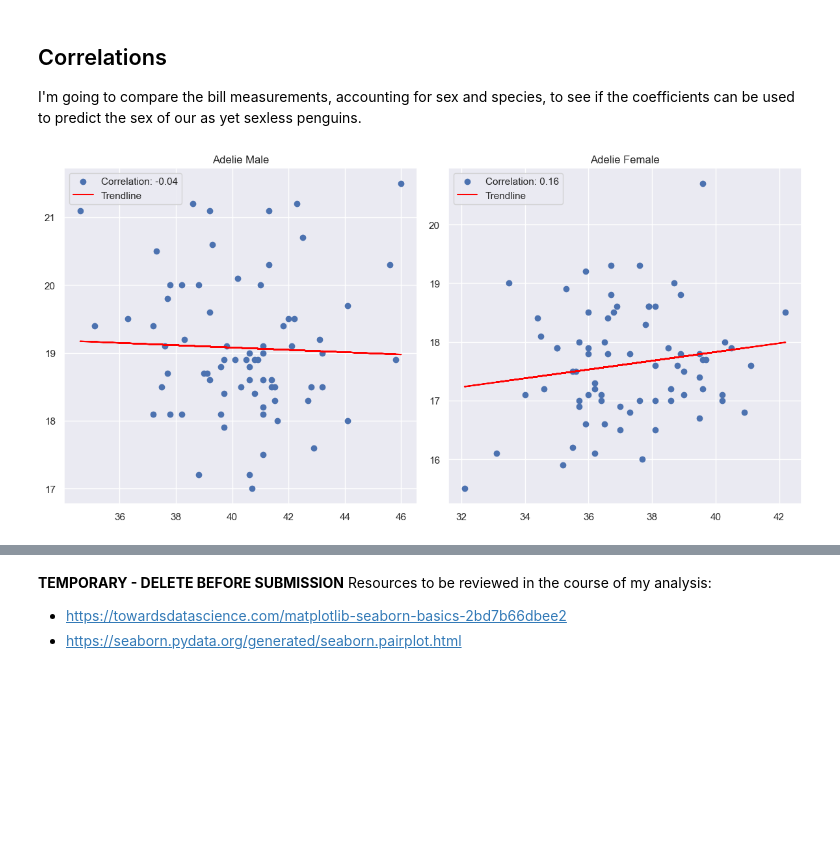
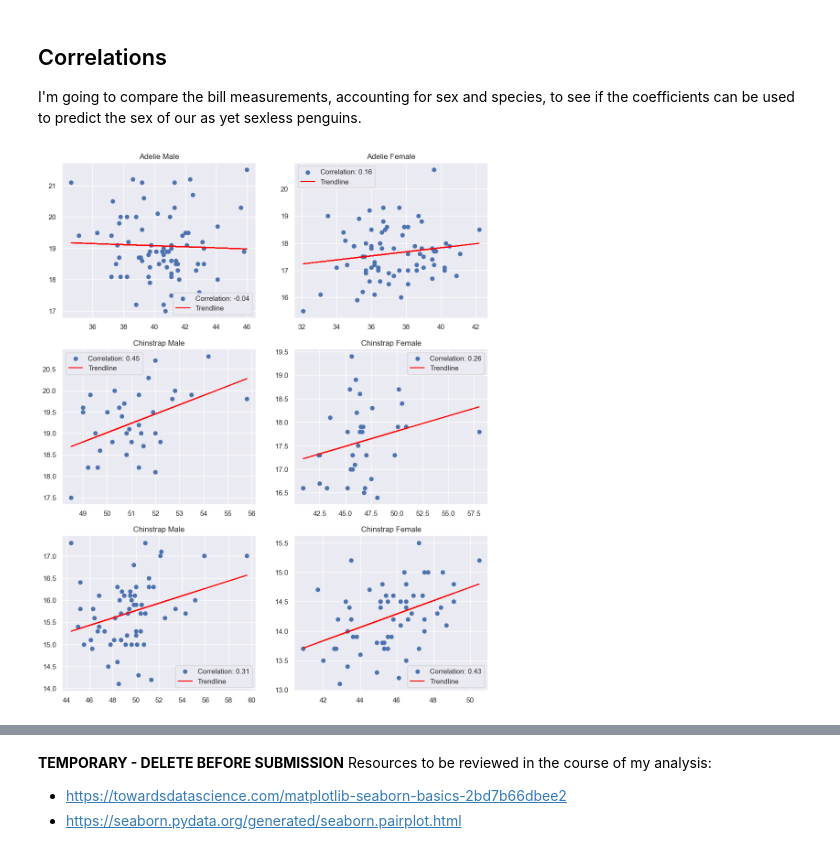
Before and after one commit to JBnkn/8634-data-analytics, a Jupyter notebook: penguins.ipynb, the cells around one changed output, grey strips where cells are left out. Drawn from its saved outputs; the diff is of its cells as text; code cells hidden in the pictures; blank space fills up the shorter version.

Commit message:
Correlation coefficients for bill measurements

```diff
--- a/penguins.ipynb
+++ b/penguins.ipynb
@@ -191,34 +193,81 @@ Now, I'm going to take a look at some correlations in this data to see if it can
 ## Correlations
 I'm going to compare the bill measurements, accounting for sex and species, to see if the coefficients can be used to predict the sex of our as yet sexless penguins.
 # %%
-# Create a figure with two subplots
-fig, axs = plt.subplots(1, 2, figsize=(12, 6))
+# Create a figure with six subplots
+fig, axs = plt.subplots(3, 2, figsize=(12, 15))
 
 # Adelie Male subplot
 male_df = adelie_df[adelie_df['sex'] == 'Male']
 x_male = male_df['bill_length_mm']
 y_male = male_df['bill_depth_mm']
-axs[0].scatter(x_male, y_male)
+axs[0,0].scatter(x_male, y_male)
 m_male, b_male = np.polyfit(x_male, y_male, 1)
-axs[0].plot(x_male, m_male * x_male + b_male, color='red', label='Trendline')
+axs[0,0].plot(x_male, m_male * x_male + b_male, color='red', label='Trendline')
 correlation_coefficient_male = np.corrcoef(x_male, y_male)[0, 1]
 correlation_label_male = 'Correlation: {:.2f}'.format(correlation_coefficient_male)
-axs[0].legend([correlation_label_male, 'Trendline'])
-axs[0].set_title('Adelie Male')  # Set title for the subplot
+axs[0,0].legend([correlation_label_male, 'Trendline'])
+axs[0,0].set_title('Adelie Male')
 
 # Adelie Female subplot
 female_df = adelie_df[adelie_df['sex'] == 'Female']
 x_female = female_df['bill_length_mm']
 y_female = female_df['bill_depth_mm']
-axs[1].scatter(x_female, y_female)
+axs[0,1].scatter(x_female, y_female)
 m_female, b_female = np.polyfit(x_female, y_female, 1)
-axs[1].plot(x_female, m_female * x_female + b_female, color='red', label='Trendline')
+axs[0,1].plot(x_female, m_female * x_female + b_female, color='red', label='Trendline')
 correlation_coefficient_female = np.corrcoef(x_female, y_female)[0, 1]
 correlation_label_female = 'Correlation: {:.2f}'.format(correlation_coefficient_female)
-axs[1].legend([correlation_label_female, 'Trendline'])
-axs[1].set_title('Adelie Female')  # Set title for the subplot
+axs[0,1].legend([correlation_label_female, 'Trendline'])
+axs[0, 1].set_title('Adelie Female')
 
-plt.tight_layout()  # Adjust layout
+# Chinstrap Male subplot
+male_df = chinstrap_df[chinstrap_df['sex'] == 'Male']
+x_male = male_df['bill_length_mm']
+y_male = male_df['bill_depth_mm']
+axs[1,0].scatter(x_male, y_male)
+m_male, b_male = np.polyfit(x_male, y_male, 1)
+axs[1,0].plot(x_male, m_male * x_male + b_male, color='red', label='Trendline')
+correlation_coefficient_male = np.corrcoef(x_male, y_male)[0, 1]
+correlation_label_male = 'Correlation: {:.2f}'.format(correlation_coefficient_male)
+axs[1,0].legend([correlation_label_male, 'Trendline'])
+axs[1,0].set_title('Chinstrap Male')
+
+# Chinstrap Female subplot
+female_df = chinstrap_df[chinstrap_df['sex'] == 'Female']
+x_female = female_df['bill_length_mm']
+y_female = female_df['bill_depth_mm']
+axs[1,1].scatter(x_female, y_female)
+m_female, b_female = np.polyfit(x_female, y_female, 1)
+axs[1,1].plot(x_female, m_female * x_female + b_female, color='red', label='Trendline')
+correlation_coefficient_female = np.corrcoef(x_female, y_female)[0, 1]
+correlation_label_female = 'Correlation: {:.2f}'.format(correlation_coefficient_female)
+axs[1,1].legend([correlation_label_female, 'Trendline'])
+axs[1,1].set_title('Chinstrap Female')
+
+# Gentoo Male subplot
+male_df = gentoo_df[gentoo_df['sex'] == 'Male']
+x_male = male_df['bill_length_mm']
+y_male = male_df['bill_depth_mm']
+axs[2,0].scatter(x_male, y_male)
+m_male, b_male = np.polyfit(x_male, y_male, 1)
+axs[2,0].plot(x_male, m_male * x_male + b_male, color='red', label='Trendline')
+correlation_coefficient_male = np.corrcoef(x_male, y_male)[0, 1]
+correlation_label_male = 'Correlation: {:.2f}'.format(correlation_coefficient_male)
+axs[2,0].legend([correlation_label_male, 'Trendline'])
+axs[2,0].set_title('Chinstrap Male')
+
+# Gentoo Female subplot
+female_df = gentoo_df[gentoo_df['sex'] == 'Female']
+x_female = female_df['bill_length_mm']
+y_female = female_df['bill_depth_mm']
+axs[2,1].scatter(x_female, y_female)
+m_female, b_female = np.polyfit(x_female, y_female, 1)
+axs[2,1].plot(x_female, m_female * x_female + b_female, color='red', label='Trendline')
+correlation_coefficient_female = np.corrcoef(x_female, y_female)[0, 1]
+correlation_label_female = 'Correlation: {:.2f}'.format(correlation_coefficient_female)
+axs[2,1].legend([correlation_label_female, 'Trendline'])
+axs[2,1].set_title('Chinstrap Female')
+
 plt.show()
 # %% [output]
-[figure, old version]
+[figure, new version]
```
Also changed, not shown: parts of 3 cells of this notebook.
